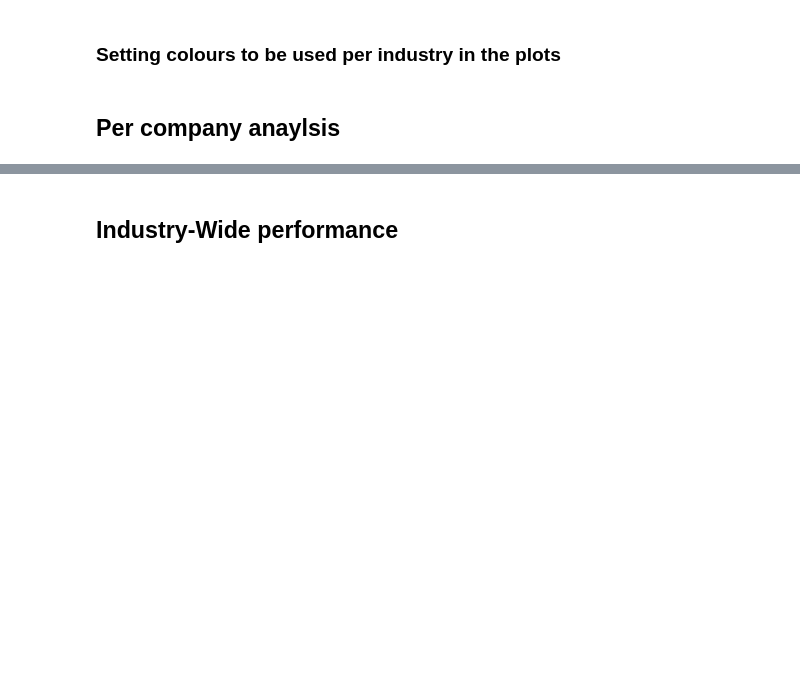
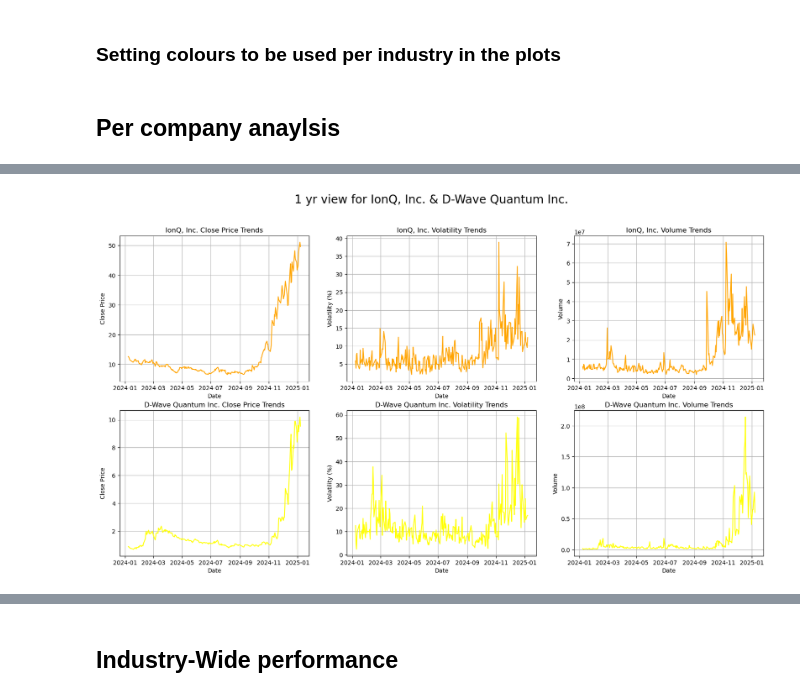
Before and after one commit to Ange-Dvs/PFDA-project, a Jupyter notebook: stocks.ipynb, the cells around one changed output, grey strips where cells are left out. Cells and saved outputs as stored; diff of their text form; code cells hidden in the pictures; blank space fills up the shorter version.

```diff
--- a/stocks.ipynb
+++ b/stocks.ipynb
@@ -314,0 +290,4 @@ for company in industry_dataframes['1y']['Company'].unique():
+# %%
+quantum_company_plots = company_1_yr_plots(selected_companies=['IONQ','QBTS'], industry='Quantum Computing', fullnames=company_ticker_to_fullanme, colours=colours_comp, data=industry_dataframes)
+# %% [output]
+[figure, added]
```
Also changed, not shown: parts of 15 cells of this notebook, 5 other files.
